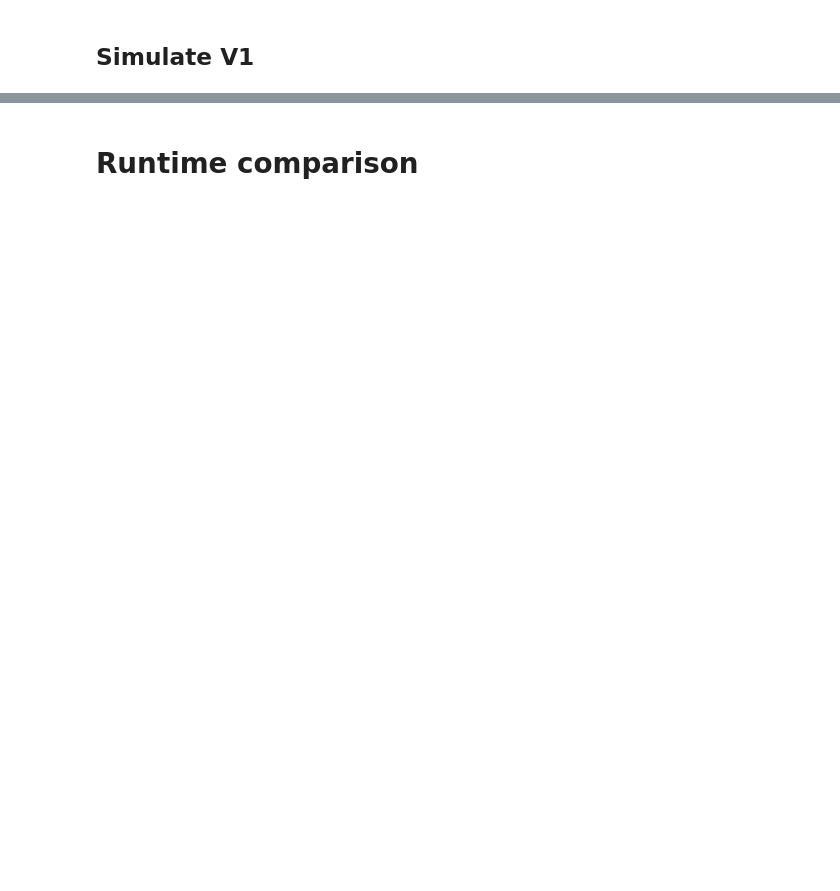
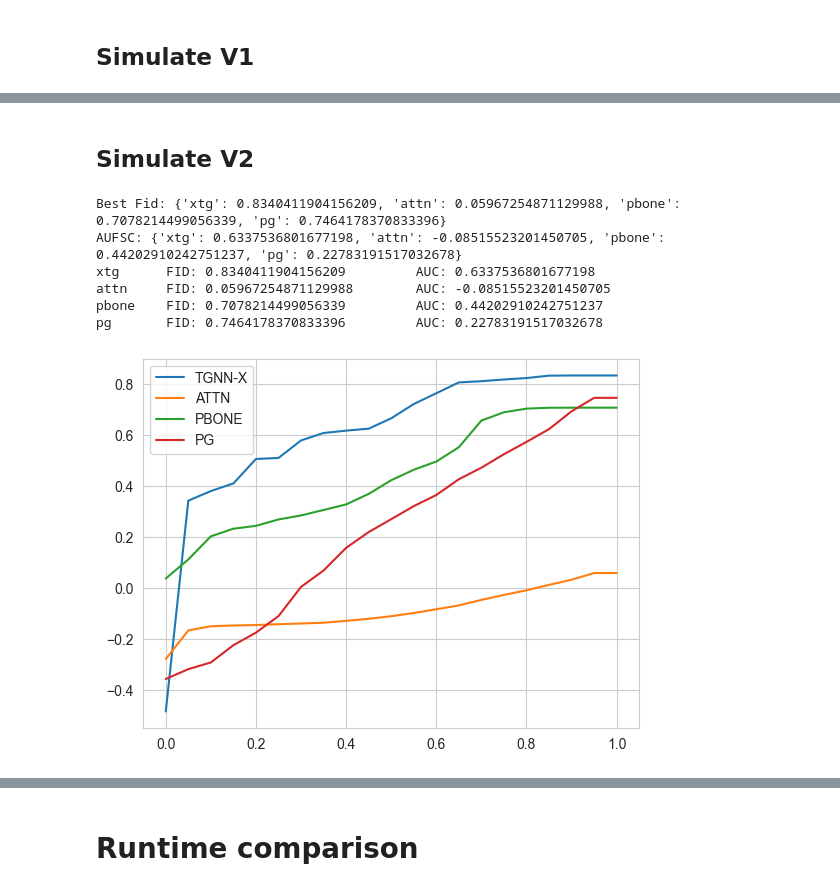
Before and after one commit to m-krastev/fact8-temporal-graph, a Jupyter notebook: notebooks/results_processing.ipynb, the cells around one changed output, grey strips where cells are left out. Drawn from its saved outputs; the diff is of its cells as text; code cells hidden in the pictures; blank space fills up the shorter version.

```diff
--- a/notebooks/results_processing.ipynb
+++ b/notebooks/results_processing.ipynb
@@ -95,0 +158,43 @@ print("AUFSC:", aufsc)
+# %% [markdown]
+## Simulate V2
+# %%
+tgat_simulate_v2_files = {
+    k: results_path / v
+    for k, v in zip(
+        explainers,
+        [
+            "tgat_simulate_v2_subgraphx_tg_3_to_21752_eval_pg_true_pg_positive.csv",
+            "tgat_simulate_v2_attn_explainer_tg_3_to_21752_eval.csv",
+            "tgat_simulate_v2_pbone_explainer_tg_3_to_21752_eval.csv",
+            "tgat_simulate_v2_pg_explainer_tg_3_to_21752_eval.csv",
+        ],
+    )
+}
+tgat_simulate_v2_tabs = {
+    k: pd.read_csv(v).groupby("sparsity").mean()
+    for k, v in tgat_simulate_v2_files.items()
+}
+tgat_simulate_v2_best_fids = {
+    k: tab["fid_inv_best"].max() for k, tab in tgat_simulate_v2_tabs.items()
+}
+tgat_simulate_v2_aufsc = {
+    k: np.trapz(tab["fid_inv_best"], tab.index)
+    for k, tab in tgat_simulate_v2_tabs.items()
+}
+print("Best Fid:", tgat_simulate_v2_best_fids)
+print("AUFSC:", tgat_simulate_v2_aufsc)
+
+for k, tab in tgat_simulate_v2_tabs.items():
+    print(
+        f"{k}\t FID: {tab['fid_inv_best'].max()} \t AUC: {np.trapz(tab['fid_inv_best'], tab.index)}"
+    )
+    plt.plot(tab.index, tab["fid_inv_best"], label=labels[k])
+plt.legend();
+# %% [output]
+Best Fid: {'xtg': 0.8340411904156209, 'attn': 0.05967254871129988, 'pbone': 0.7078214499056339, 'pg': 0.7464178370833396}
+AUFSC: {'xtg': 0.6337536801677198, 'attn': -0.08515523201450705, 'pbone': 0.44202910242751237, 'pg': 0.22783191517032678}
+xtg      FID: 0.8340411904156209         AUC: 0.6337536801677198
+attn     FID: 0.05967254871129988        AUC: -0.08515523201450705
+pbone    FID: 0.7078214499056339         AUC: 0.44202910242751237
+pg       FID: 0.7464178370833396         AUC: 0.22783191517032678
+[figure, added]
```
Also changed, not shown: parts of 22 cells of this notebook, 9 other files.
